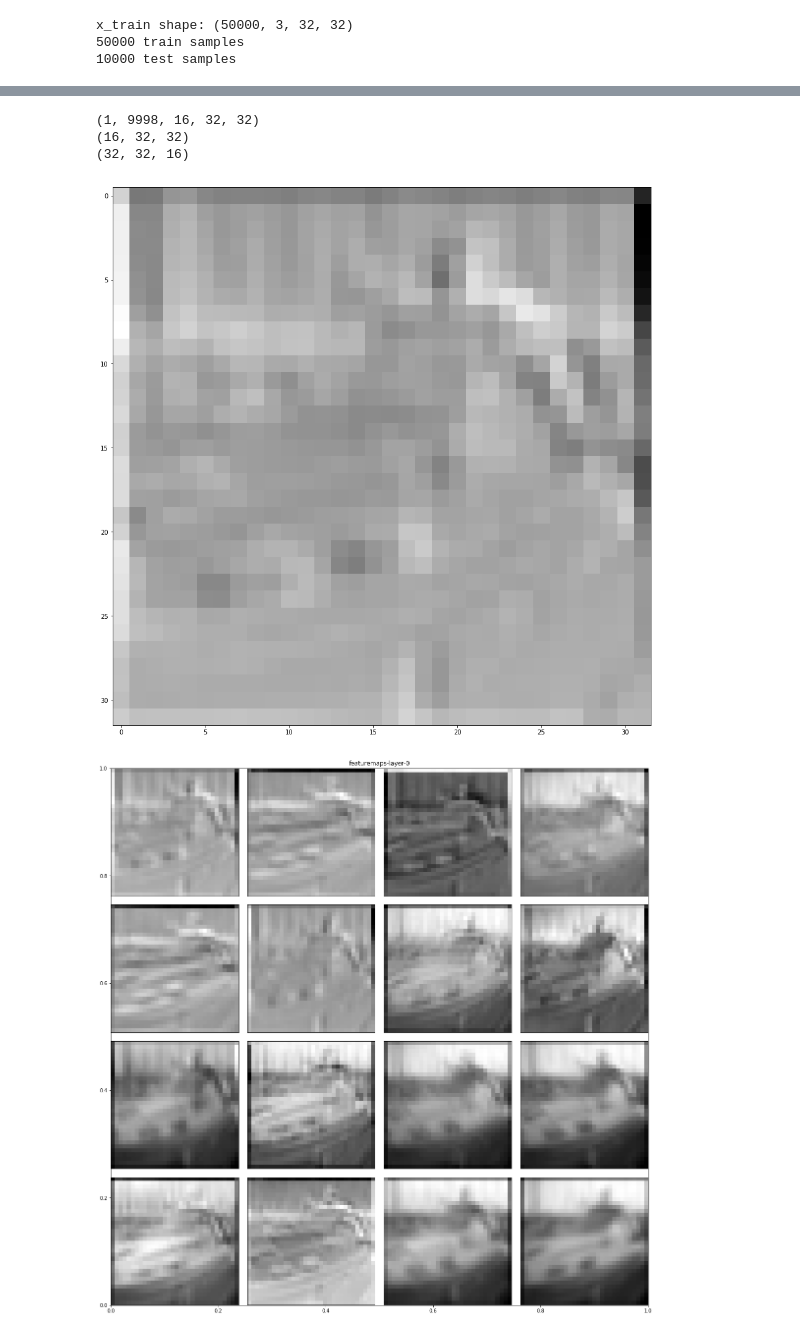
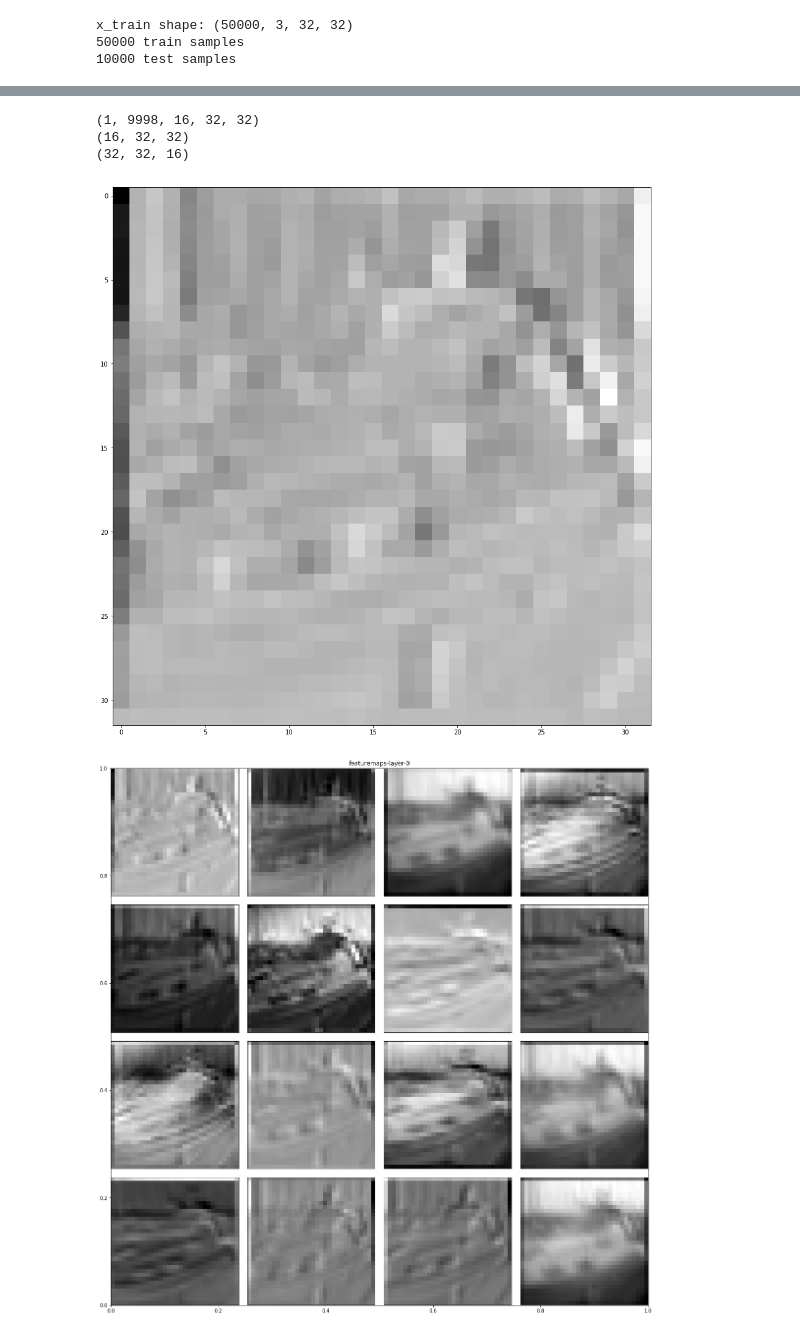
Before and after one commit to zhaoheng001/Generative-Network-Interpolation, a Jupyter notebook: Cifar10_CNN_featuremap.ipynb, the cells around one changed output, grey strips where cells are left out. Drawn from its saved outputs; the diff is of its cells as text; code cells hidden in the pictures.

```diff
--- a/Cifar10_CNN_featuremap.ipynb
+++ b/Cifar10_CNN_featuremap.ipynb
@@ -116,7 +116,7 @@ from keras.utils import plot_model
 plot_model(model, to_file='model.png')
 
 print("train____________")
-model_details = model.fit(x_train,y_train,epochs=5,batch_size=128,validation_data = (x_test, y_test))
+model_details = model.fit(x_train,y_train,epochs=10,batch_size=128,validation_data = (x_test, y_test))
 
 end = time.time()
 plot_model_history(model_details)
@@ -176,13 +176,13 @@ print(weights [1])  #第一层的b
 #print one image
 
 cifar_classes = ['airplane', 'automobile', 'bird', 'cat', 'deer', 'dog', 'frog', 'horse', 'ship', 'truck']
-
-img = x_test[2]
+image_index = 2
+img = x_test[image_index]
 plt.imshow(np.transpose(np.reshape(img,(3, 32,32)), (1,2,0)))
 plt.show()
 #print('Corresponding classes for the labels: ' + str([cifar_classes[y_test[0]]]))
-
-print(np.argmax(y_test[2]))
+print('Corresponding classes for the labels: ' + str([cifar_classes[np.argmax(y_test[image_index])]]))
+print(np.argmax(y_test[image_index]))
 #plt.imshow(x_test[1].reshape(32,32,3),cmap='Greys')
 # %% [output]
 [figure]
@@ -197,36 +198,36 @@ def get_featuremaps(model, layer_idx, X_batch):
 layer_num=0
 filter_num=0
 
-activations = get_featuremaps(model, int(layer_num),x_test[2:])#image number
+activations = get_featuremaps(model, int(layer_num),x_test[image_index:])#image number
 print (np.shape(activations))
 feature_maps = activations[0][0]
 print (np.shape(feature_maps))
 
 if K.image_dim_ordering()=='th':
 	 feature_maps=np.rollaxis((np.rollaxis(feature_maps,2,0)),2,0)
 print (feature_maps.shape)
 
 
 fig=plt.figure(figsize=(16,16))
 plt.imshow(feature_maps[:,:,filter_num],cmap='gray')
 plt.savefig("featuremaps-layer-{}".format(layer_num) + "-filternum-{}".format(filter_num)+'.jpg')
 
 num_of_featuremaps=feature_maps.shape[2]
 fig=plt.figure(figsize=(16,16))
 plt.title("featuremaps-layer-{}".format(layer_num))
 subplot_num=int(np.ceil(np.sqrt(num_of_featuremaps)))
 for i in range(int(num_of_featuremaps)):
 	ax = fig.add_subplot(subplot_num, subplot_num, i+1)
 	#ax.imshow(output_image[0,:,:,i],interpolation='nearest' ) #to see the first filter
 	ax.imshow(feature_maps[:,:,i],cmap='gray')
 	plt.xticks([])
 	plt.yticks([])
 	plt.tight_layout()
 plt.show()
 fig.savefig("featuremaps-layer-{}".format(layer_num) + '.jpg')
 # %% [output]
 (1, 9998, 16, 32, 32)
 (16, 32, 32)
 (32, 32, 16)
-[figure, old version]
+[figure, new version]
-[figure, old version]
+[figure, new version]
```
Also changed, not shown: parts of 3 cells of this notebook.
